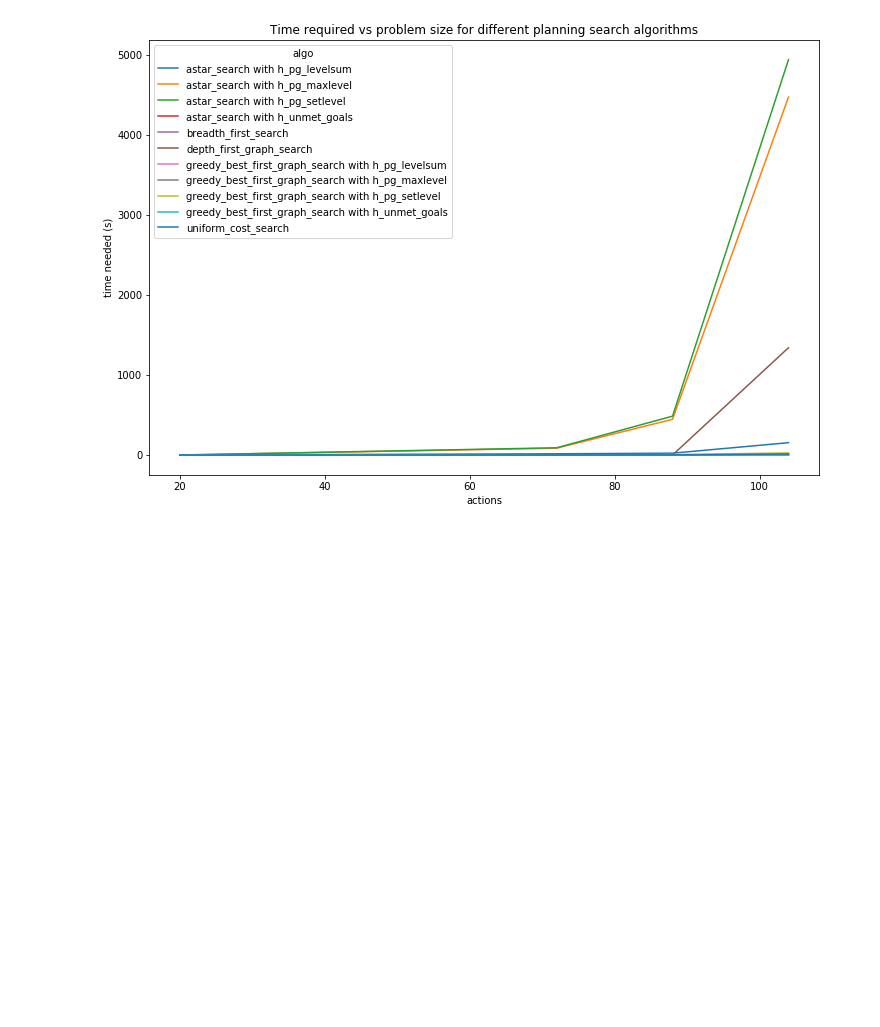
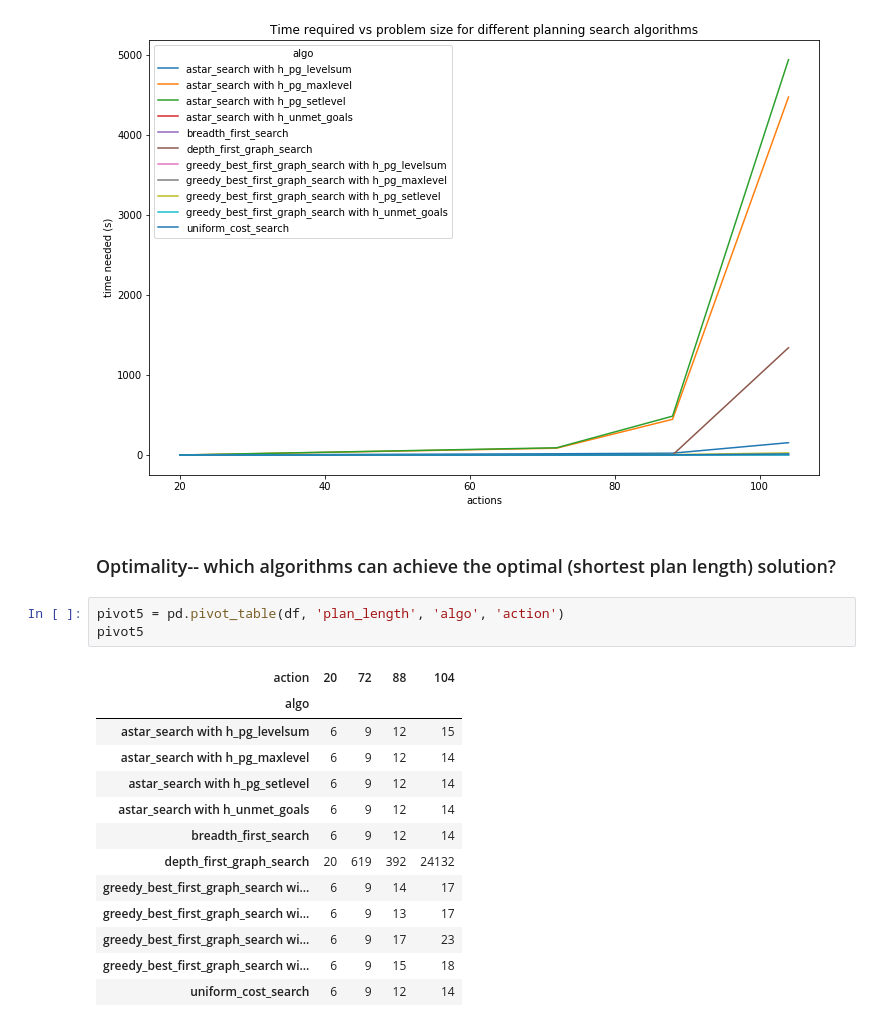
Before and after one commit to wwymak/udacity-ai-nd-projects, a Jupyter notebook: 2_Classical Planning/report.ipynb, the cells around one changed output. Cells and saved outputs as stored; diff of their text form; blank space fills up the shorter version.

```diff
--- a/2_Classical Planning/vis-outputs.ipynb
+++ b/2_Classical Planning/report.ipynb
@@ -113,3 +115,22 @@ ax.set_ylabel("time needed (s)")
 # %% [output]
 Text(0,0.5,'time needed (s)')
 [figure]
+# %% [markdown]
+### Optimality-- which algorithms can achieve the optimal (shortest plan length) solution?
+# %%
+pivot5 = pd.pivot_table(df, 'plan_length', 'algo', 'action')
+pivot5
+# %% [output]
+| action | 20 | 72 | 88 | 104 |
+| algo |  |  |  |  |
+| astar_search with h_pg_levelsum | 6 | 9 | 12 | 15 |
+| astar_search with h_pg_maxlevel | 6 | 9 | 12 | 14 |
+| astar_search with h_pg_setlevel | 6 | 9 | 12 | 14 |
+| astar_search with h_unmet_goals | 6 | 9 | 12 | 14 |
+| breadth_first_search | 6 | 9 | 12 | 14 |
+| depth_first_graph_search | 20 | 619 | 392 | 24132 |
+| greedy_best_first_graph_search wi... | 6 | 9 | 14 | 17 |
+| greedy_best_first_graph_search wi... | 6 | 9 | 13 | 17 |
+| greedy_best_first_graph_search wi... | 6 | 9 | 17 | 23 |
+| greedy_best_first_graph_search wi... | 6 | 9 | 15 | 18 |
+| uniform_cost_search | 6 | 9 | 12 | 14 |
```
Also changed, not shown: parts of 4 cells of this notebook.
